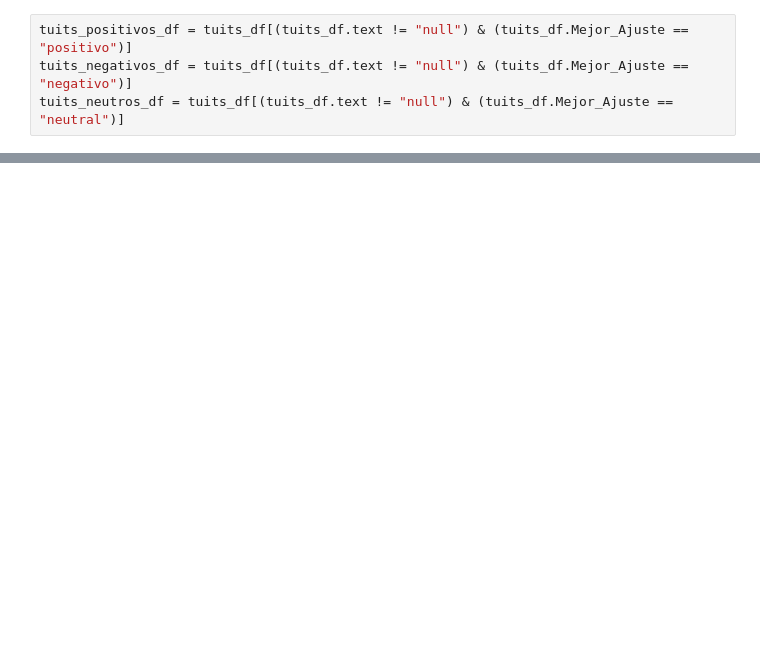
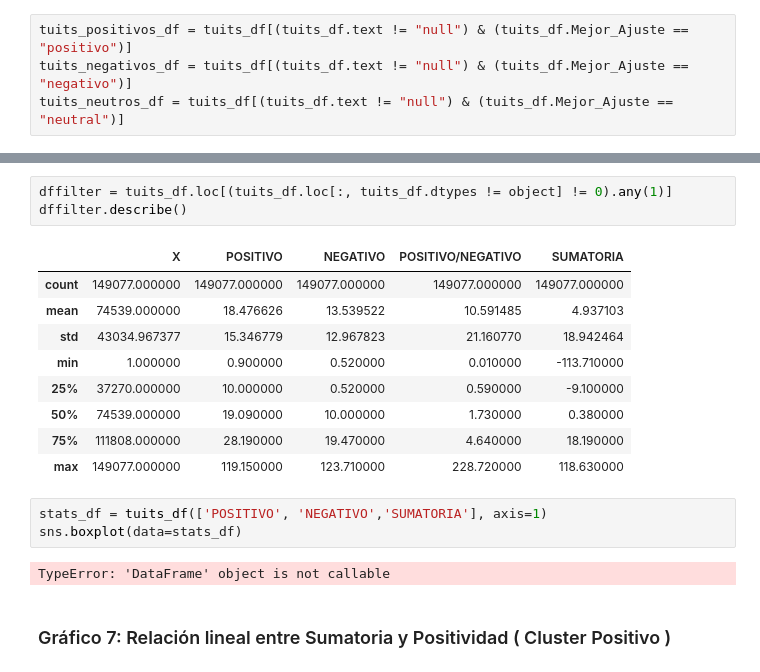
Before and after one commit to johnAtorresA/Covid-19-Ecuador, a Jupyter notebook: Plot Analisis de opinion COVID-19.ipynb, the cells around one changed output, grey strips where cells are left out. Cells and saved outputs as stored; diff of their text form; blank space fills up the shorter version.

```diff
--- a/Plot Analisis de opinion COVID-19.ipynb
+++ b/Plot Analisis de opinion COVID-19.ipynb
@@ -131,0 +196,20 @@ plt.show()
+# %%
+dffilter = tuits_df.loc[(tuits_df.loc[:, tuits_df.dtypes != object] != 0).any(1)]
+dffilter.describe()
+# %% [output]
+|  | X | POSITIVO | NEGATIVO | POSITIVO/NEGATIVO | SUMATORIA |
+| count | 149077.000000 | 149077.000000 | 149077.000000 | 149077.000000 | 149077.000000 |
+| mean | 74539.000000 | 18.476626 | 13.539522 | 10.591485 | 4.937103 |
+| std | 43034.967377 | 15.346779 | 12.967823 | 21.160770 | 18.942464 |
+| min | 1.000000 | 0.900000 | 0.520000 | 0.010000 | -113.710000 |
+| 25% | 37270.000000 | 10.000000 | 0.520000 | 0.590000 | -9.100000 |
+| 50% | 74539.000000 | 19.090000 | 10.000000 | 1.730000 | 0.380000 |
+| 75% | 111808.000000 | 28.190000 | 19.470000 | 4.640000 | 18.190000 |
+| max | 149077.000000 | 119.150000 | 123.710000 | 228.720000 | 118.630000 |
+# %%
+stats_df = tuits_df(['POSITIVO', 'NEGATIVO','SUMATORIA'], axis=1)
+sns.boxplot(data=stats_df)
+# %% [output]
+TypeError: 'DataFrame' object is not callable
+# %% [markdown]
+### Gráfico 7: Relación lineal entre Sumatoria y Positividad ( Cluster Positivo )
```
Also changed, not shown: parts of 51 cells of this notebook.
